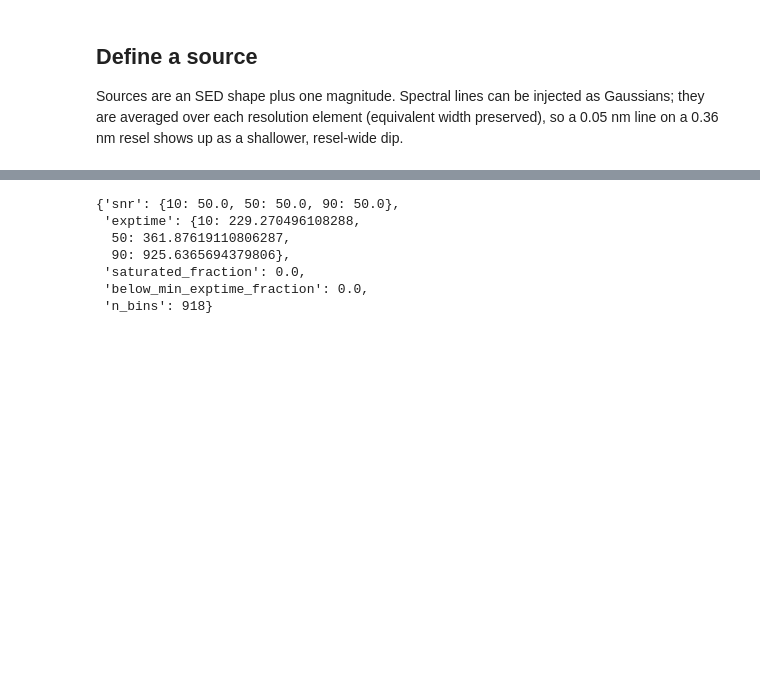
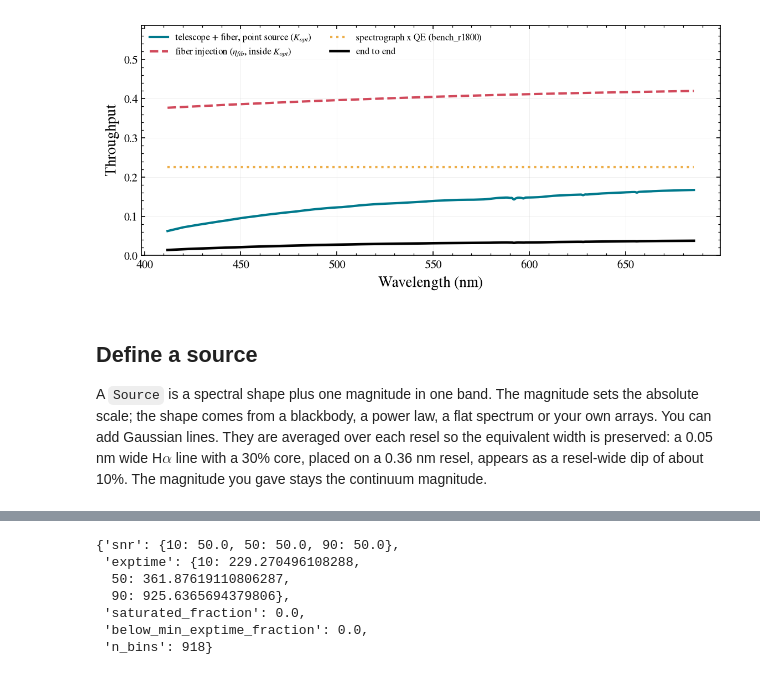
Before and after one commit to schmidt-observatories/lfast-etc, a Jupyter notebook: notebooks/01_quickstart.ipynb, the cells around one changed output, grey strips where cells are left out. Drawn from its saved outputs; the diff is of its cells as text; code cells hidden in the pictures; blank space fills up the shorter version.

```diff
--- a/notebooks/01_quickstart.ipynb
+++ b/notebooks/01_quickstart.ipynb
@@ -38,7 +67,15 @@ LFASTETC(bench_r1800: R=1800, 412-686 nm, 2.2 pix/resel, S_opt=0.3, slit=1.0, RN
+# %%
+etc.plot_throughput();
+# %% [output]
+[figure, added]
 # %% [markdown]
 ## Define a source
 
-Sources are an SED shape plus one magnitude. Spectral lines can be injected as Gaussians; they are averaged over each resolution element (equivalent width preserved), so a 0.05 nm line on a 0.36 nm resel shows up as a shallower, resel-wide dip.
+A `Source` is a spectral shape plus one magnitude in one band. The magnitude sets the absolute
+scale; the shape comes from a blackbody, a power law, a flat spectrum or your own arrays. You can
+add Gaussian lines. They are averaged over each resel so the equivalent width is preserved: a
+0.05 nm wide H$\alpha$ line with a 30% core, placed on a 0.36 nm resel, appears as a resel-wide
+dip of about 10%. The magnitude you gave stays the continuum magnitude.
 # %%
 src = Source.blackbody(5800, mag=15, band="V").add_line(656.3, depth=0.3, sigma_nm=0.05)
 print(src.describe(), "| synthetic J =", round(src.magnitude("J"), 2))
```
Also changed, not shown: parts of 32 cells of this notebook, 43 other files.
